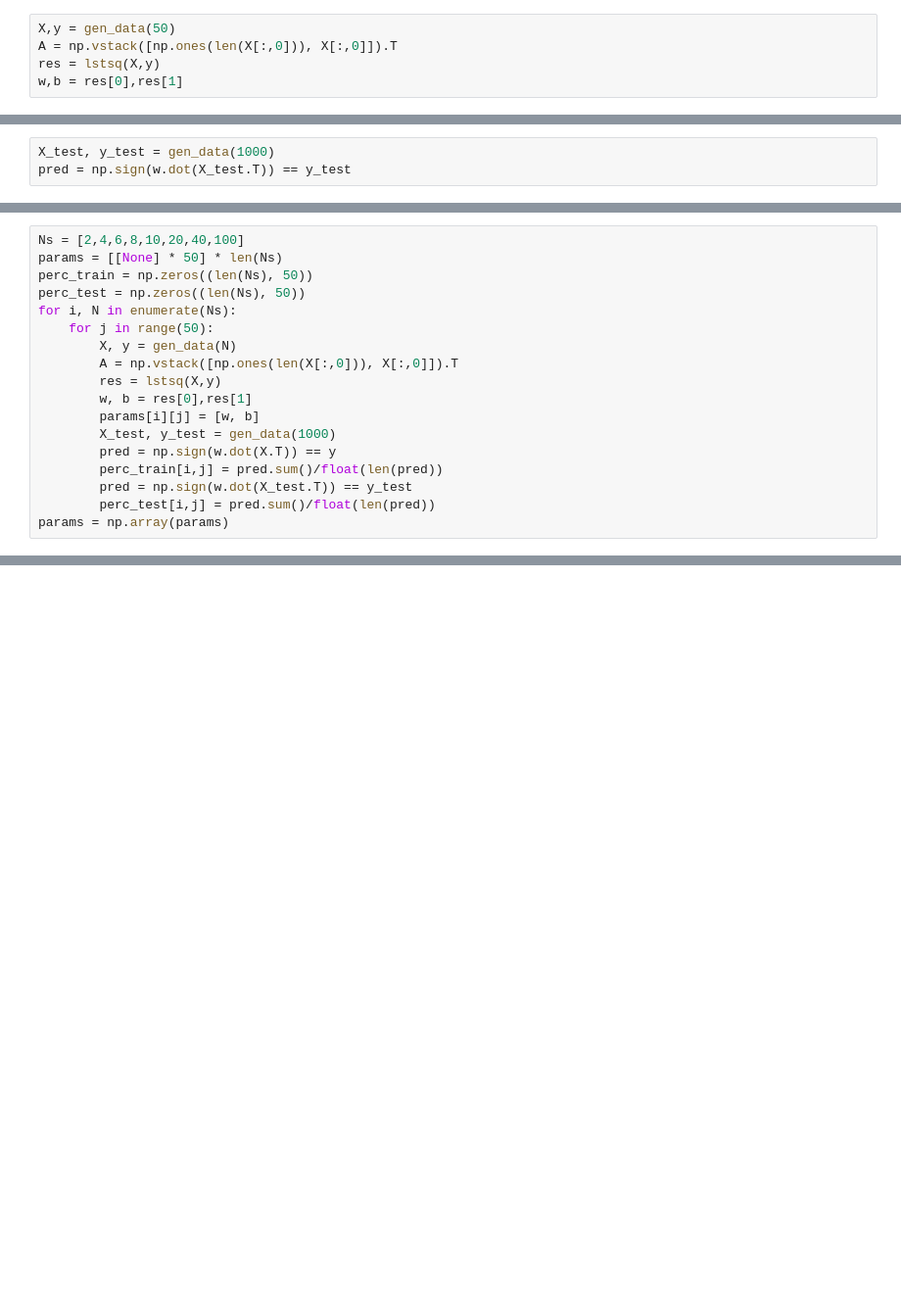
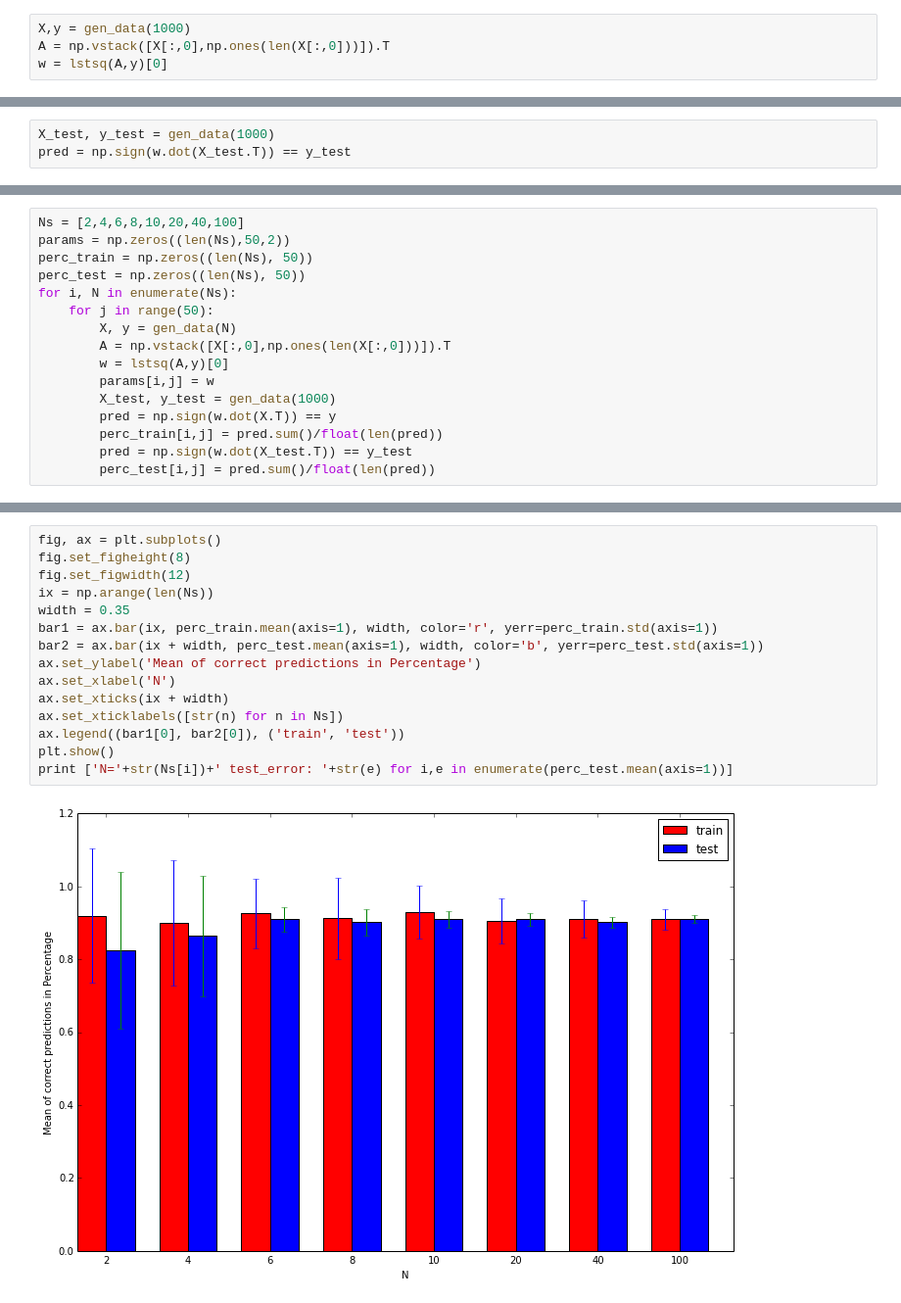
Before and after one commit to JensMeiners/MI1, a Jupyter notebook: Ex07/Ex07.ipynb, the cells around one changed output, grey strips where cells are left out. Shown at 98% size. Saved outputs shown, nothing was run; the diff lists cells and outputs as text; blank space fills up the shorter version.

```diff
--- a/Ex07/Ex07.ipynb
+++ b/Ex07/Ex07.ipynb
@@ -127,9 +128,8 @@ dummy = gen_data(1000,True)
 # %%
 from numpy.linalg import lstsq
 # %%
-X,y = gen_data(50)
-A = np.vstack([np.ones(len(X[:,0])), X[:,0]]).T
-res = lstsq(X,y)
-w,b = res[0],res[1]
+X,y = gen_data(1000)
+A = np.vstack([X[:,0],np.ones(len(X[:,0]))]).T
+w = lstsq(A,y)[0]
 # %% [markdown]
 <img src="Auswahl_2015-11-27_006.png"/>
@@ -150,22 +146,20 @@ print pred.sum()/float(len(pred))
 <img src="Auswahl_2015-11-27_008.png"/>
 # %%
 Ns = [2,4,6,8,10,20,40,100]
-params = [[None] * 50] * len(Ns)
+params = np.zeros((len(Ns),50,2))
 perc_train = np.zeros((len(Ns), 50))
 perc_test = np.zeros((len(Ns), 50))
 for i, N in enumerate(Ns):
     for j in range(50):
         X, y = gen_data(N)
-        A = np.vstack([np.ones(len(X[:,0])), X[:,0]]).T
-        res = lstsq(X,y)
-        w, b = res[0],res[1]
-        params[i][j] = [w, b]
+        A = np.vstack([X[:,0],np.ones(len(X[:,0]))]).T
+        w = lstsq(A,y)[0]
+        params[i,j] = w
         X_test, y_test = gen_data(1000)
         pred = np.sign(w.dot(X.T)) == y
         perc_train[i,j] = pred.sum()/float(len(pred))
         pred = np.sign(w.dot(X_test.T)) == y_test
         perc_test[i,j] = pred.sum()/float(len(pred))
-params = np.array(params)
 # %% [markdown]
 <img src="Auswahl_2015-11-27_009.png"/>
 # %%
@@ -208,0 +208,17 @@ plt.show()
+# %%
+fig, ax = plt.subplots()
+fig.set_figheight(8)
+fig.set_figwidth(12)
+ix = np.arange(len(Ns))
+width = 0.35
+bar1 = ax.bar(ix, perc_train.mean(axis=1), width, color='r', yerr=perc_train.std(axis=1))
+bar2 = ax.bar(ix + width, perc_test.mean(axis=1), width, color='b', yerr=perc_test.std(axis=1))
+ax.set_ylabel('Mean of correct predictions in Percentage')
+ax.set_xlabel('N')
+ax.set_xticks(ix + width)
+ax.set_xticklabels([str(n) for n in Ns])
+ax.legend((bar1[0], bar2[0]), ('train', 'test'))
+plt.show()
+print ['N='+str(Ns[i])+' test_error: '+str(e) for i,e in enumerate(perc_test.mean(axis=1))]
+# %% [output]
+[figure, added]
```
Also changed, not shown: parts of 15 cells of this notebook.
